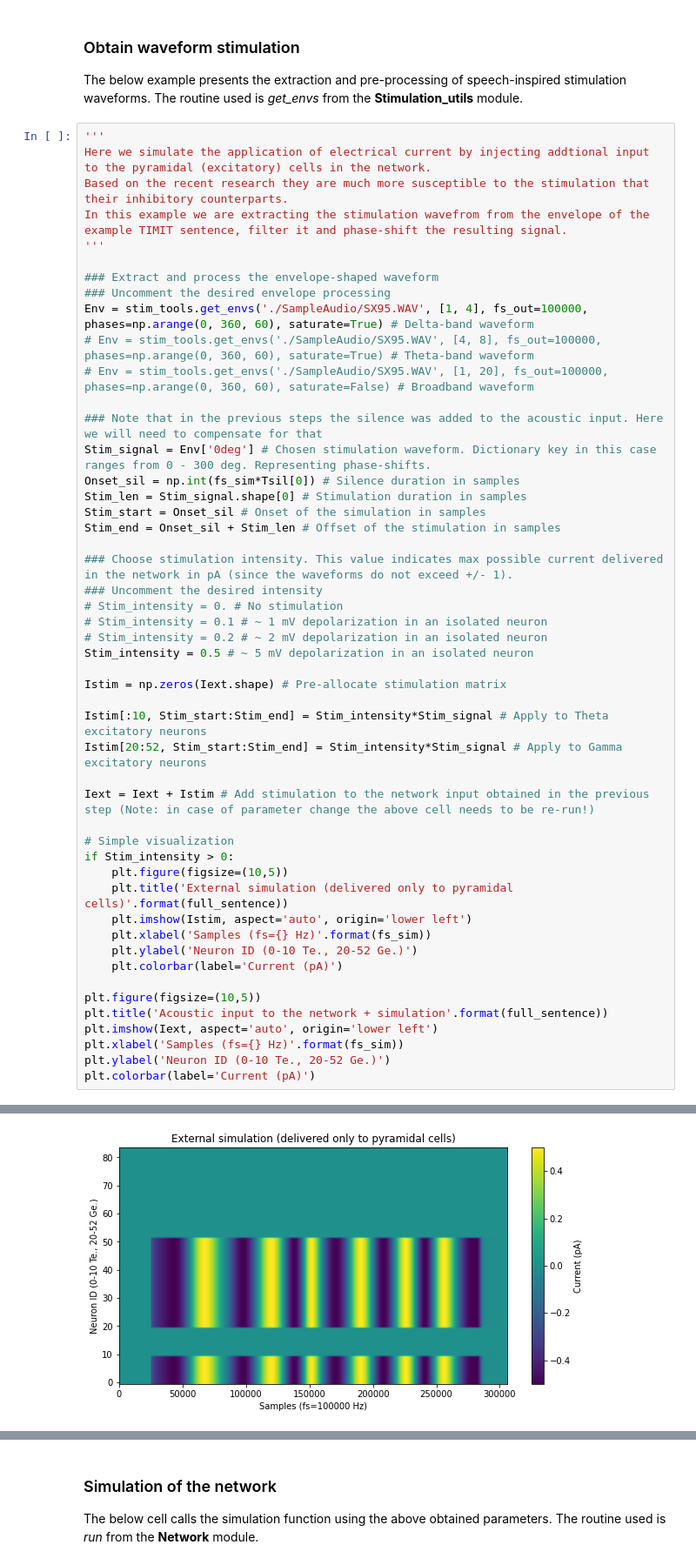
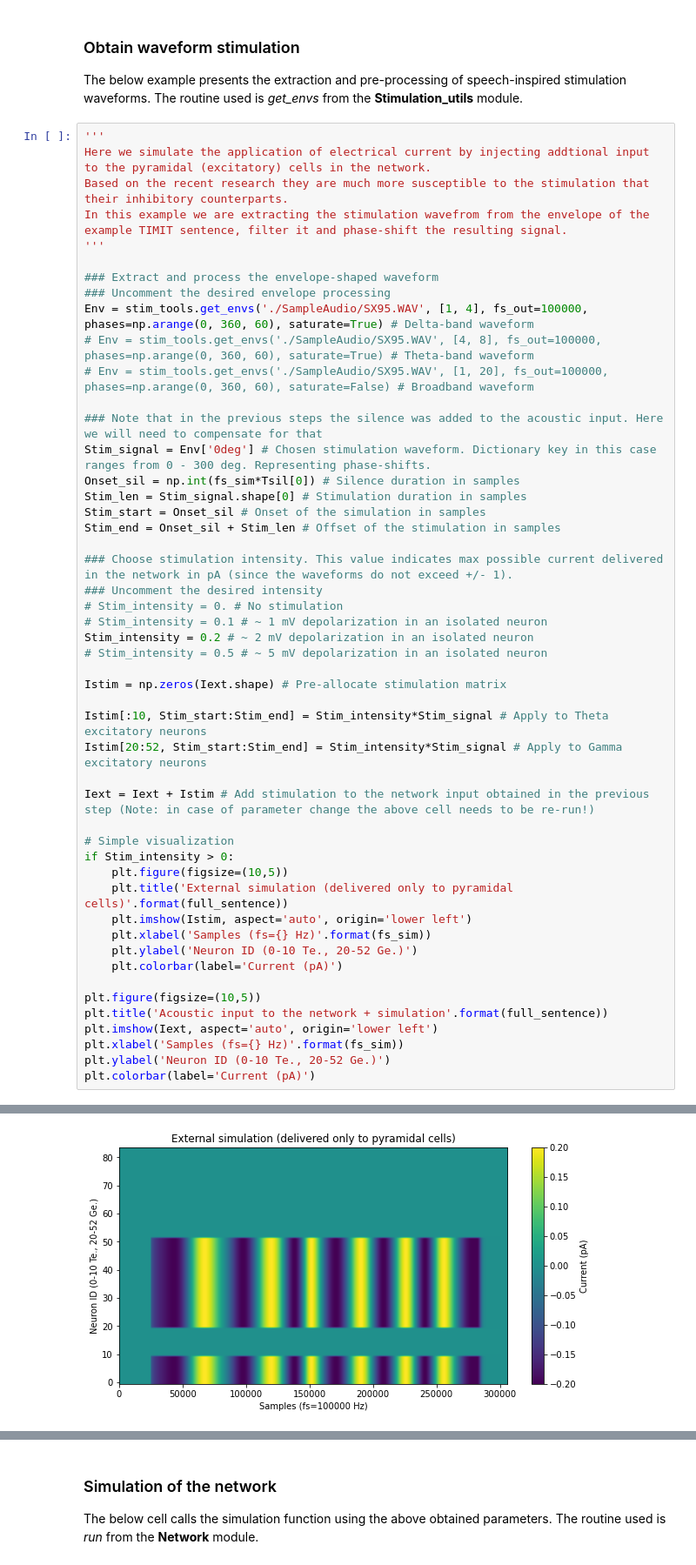
Before and after one commit to MKegler/SpeechTACSmodel, a Jupyter notebook: Demo.ipynb, the cells around one changed output, grey strips where cells are left out. Shown at 87% size. Drawn from its saved outputs; the diff is of its cells as text.

```diff
--- a/Demo.ipynb
+++ b/Demo.ipynb
@@ -185,33 +185,33 @@ Stim_end = Onset_sil + Stim_len # Offset of the stimulation in samples
 
 ### Choose stimulation intensity. This value indicates max possible current delivered in the network in pA (since the waveforms do not exceed +/- 1).
 ### Uncomment the desired intensity
 # Stim_intensity = 0. # No stimulation
 # Stim_intensity = 0.1 # ~ 1 mV depolarization in an isolated neuron
-# Stim_intensity = 0.2 # ~ 2 mV depolarization in an isolated neuron
-Stim_intensity = 0.5 # ~ 5 mV depolarization in an isolated neuron
+Stim_intensity = 0.2 # ~ 2 mV depolarization in an isolated neuron
+# Stim_intensity = 0.5 # ~ 5 mV depolarization in an isolated neuron
 
 Istim = np.zeros(Iext.shape) # Pre-allocate stimulation matrix
 
 Istim[:10, Stim_start:Stim_end] = Stim_intensity*Stim_signal # Apply to Theta excitatory neurons
 Istim[20:52, Stim_start:Stim_end] = Stim_intensity*Stim_signal # Apply to Gamma excitatory neurons
 
 Iext = Iext + Istim # Add stimulation to the network input obtained in the previous step (Note: in case of parameter change the above cell needs to be re-run!)
 
 # Simple visualization
 if Stim_intensity > 0:
     plt.figure(figsize=(10,5))
     plt.title('External simulation (delivered only to pyramidal cells)'.format(full_sentence))
     plt.imshow(Istim, aspect='auto', origin='lower left')
     plt.xlabel('Samples (fs={} Hz)'.format(fs_sim))
     plt.ylabel('Neuron ID (0-10 Te., 20-52 Ge.)')
     plt.colorbar(label='Current (pA)')
 
 plt.figure(figsize=(10,5))
 plt.title('Acoustic input to the network + simulation'.format(full_sentence))
 plt.imshow(Iext, aspect='auto', origin='lower left')
 plt.xlabel('Samples (fs={} Hz)'.format(fs_sim))
 plt.ylabel('Neuron ID (0-10 Te., 20-52 Ge.)')
 plt.colorbar(label='Current (pA)')
 # %% [output]
 <matplotlib.colorbar.Colorbar at 0x...>
-[figure, old version]
+[figure, new version]
```
Also changed, not shown: parts of 7 cells of this notebook, 7 other files.
